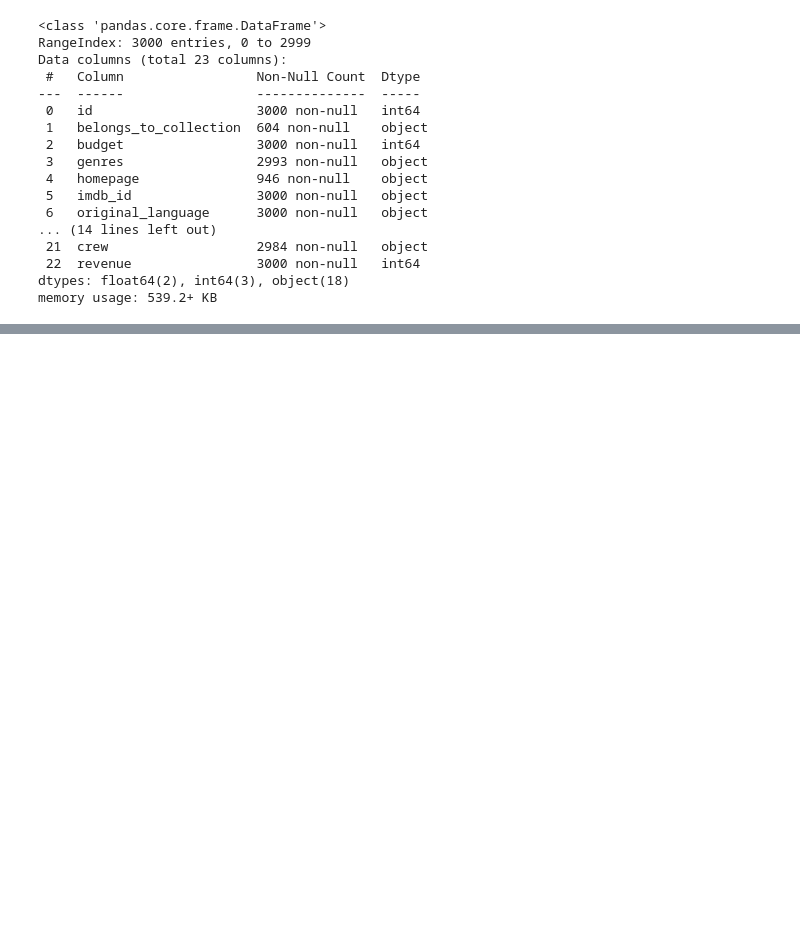
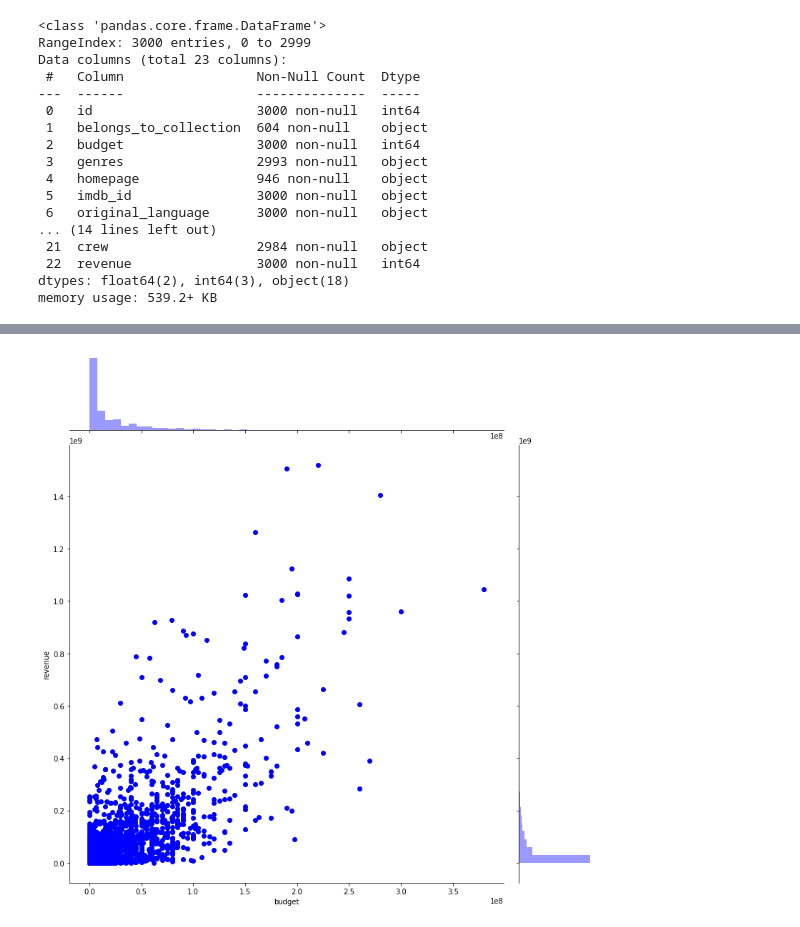
Before and after one commit to kamildoleglo/data-mining-box-office, a Jupyter notebook: ED.ipynb, the cells around one changed output, grey strips where cells are left out. Saved outputs shown, nothing was run; the diff lists cells and outputs as text; code cells hidden in the pictures; blank space fills up the shorter version.

Commit message:
Add some graphs

```diff
--- a/ED.ipynb
+++ b/ED.ipynb
@@ -25,0 +75,5 @@ memory usage: 539.2+ KB
+# %%
+sns.jointplot(x="budget", y="revenue", data=train, height=11, color="b")
+plt.show()
+# %% [output]
+[figure, added]
```
Also changed, not shown: parts of 7 cells of this notebook, 1 other file.
